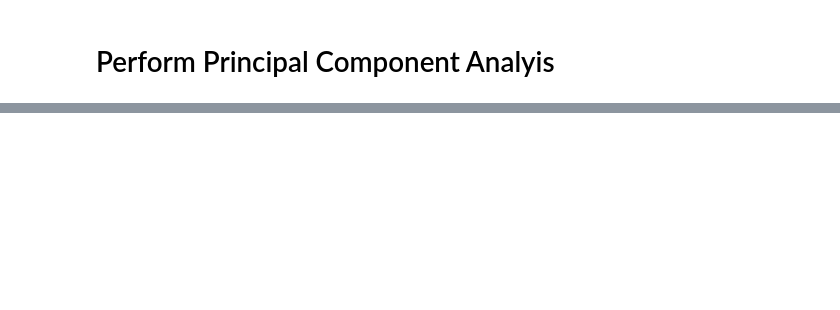
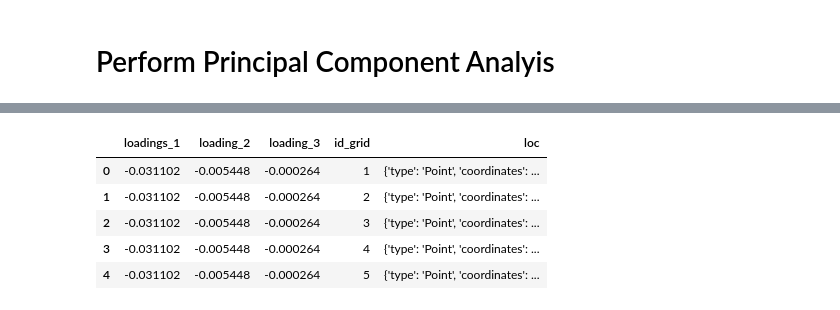
Before and after one commit to panhypersebastos/winter_predictor, a Jupyter notebook: era-int_pca_exploration.ipynb, the cells around one changed output, grey strips where cells are left out. Drawn from its saved outputs; the diff is of its cells as text; code cells hidden in the pictures; blank space fills up the shorter version.

```diff
--- a/era-int_pca_exploration.ipynb
+++ b/era-int_pca_exploration.ipynb
@@ -202,0 +302,10 @@ plt.show()
+# %%
+loadings_df = pd.merge(left=loadings_df0, right=grid_df)
+loadings_df.head()
+# %% [output]
+|  | loadings_1 | loading_2 | loading_3 | id_grid | loc |
+| 0 | -0.031102 | -0.005448 | -0.000264 | 1 | {'type': 'Point', 'coordinates': ... |
+| 1 | -0.031102 | -0.005448 | -0.000264 | 2 | {'type': 'Point', 'coordinates': ... |
+| 2 | -0.031102 | -0.005448 | -0.000264 | 3 | {'type': 'Point', 'coordinates': ... |
+| 3 | -0.031102 | -0.005448 | -0.000264 | 4 | {'type': 'Point', 'coordinates': ... |
+| 4 | -0.031102 | -0.005448 | -0.000264 | 5 | {'type': 'Point', 'coordinates': ... |
```
Also changed, not shown: parts of 20 cells of this notebook, 2 other files.
